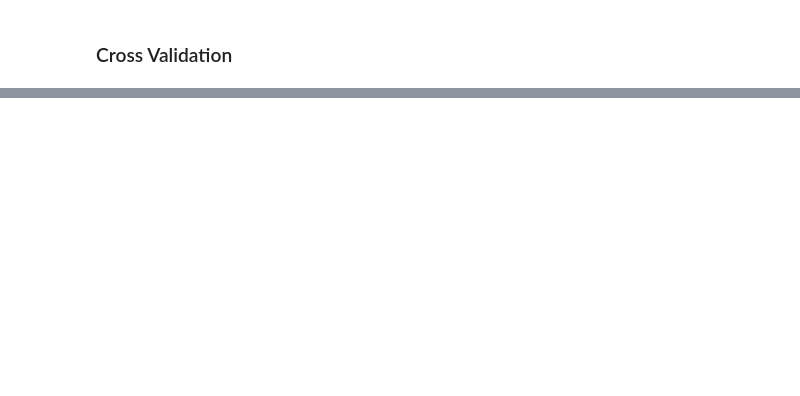
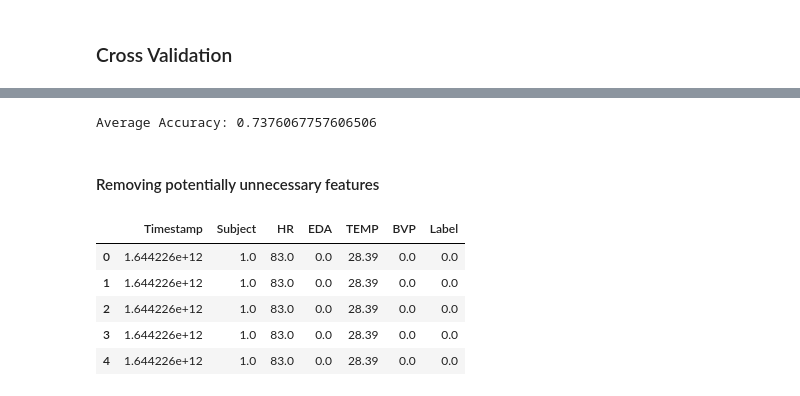
Before and after one commit to shaejaz/university-trial-analysis, a Jupyter notebook: main.ipynb, the cells around one changed output, grey strips where cells are left out. Saved outputs shown, nothing was run; the diff lists cells and outputs as text; code cells hidden in the pictures; blank space fills up the shorter version.

```diff
--- a/main.ipynb
+++ b/main.ipynb
@@ -214,0 +341,20 @@ KeyboardInterrupt: ignored
+# %%
+lstm_dropout_accuracies = [model.history.history['val_accuracy'][-1] for model in trained_models]
+
+print('Average Accuracy: {}'.format(np.mean(lstm_dropout_accuracies)))
+# %% [output]
+Average Accuracy: 0.7376067757606506
+# %% [markdown]
+#### Removing potentially unnecessary features
+# %%
+# Remove the accelerometer data from the dataframe (X, Y, Z)
+df_no_accel = df.drop(columns=['X', 'Y', 'Z'], axis=1)
+
+df_no_accel.head()
+# %% [output]
+|  | Timestamp | Subject | HR | EDA | TEMP | BVP | Label |
+| 0 | 1.644226e+12 | 1.0 | 83.0 | 0.0 | 28.39 | 0.0 | 0.0 |
+| 1 | 1.644226e+12 | 1.0 | 83.0 | 0.0 | 28.39 | 0.0 | 0.0 |
+| 2 | 1.644226e+12 | 1.0 | 83.0 | 0.0 | 28.39 | 0.0 | 0.0 |
+| 3 | 1.644226e+12 | 1.0 | 83.0 | 0.0 | 28.39 | 0.0 | 0.0 |
+| 4 | 1.644226e+12 | 1.0 | 83.0 | 0.0 | 28.39 | 0.0 | 0.0 |
```
Also changed, not shown: parts of 34 cells of this notebook, 3 other files.
